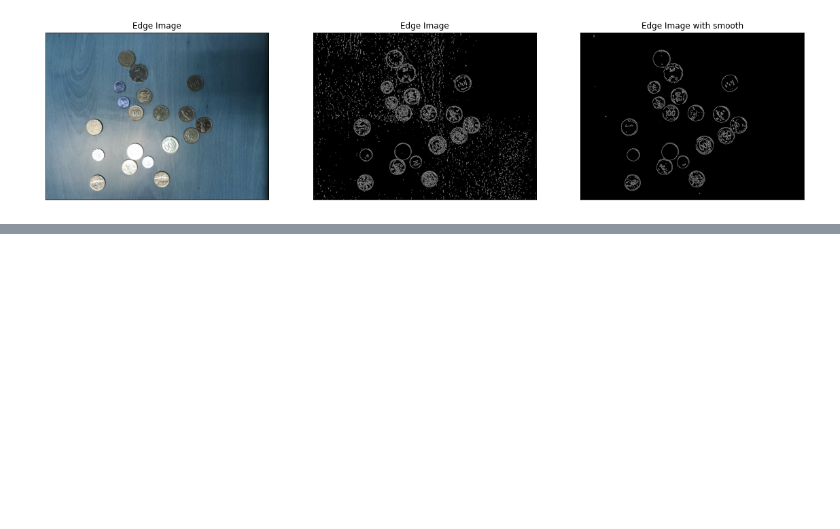
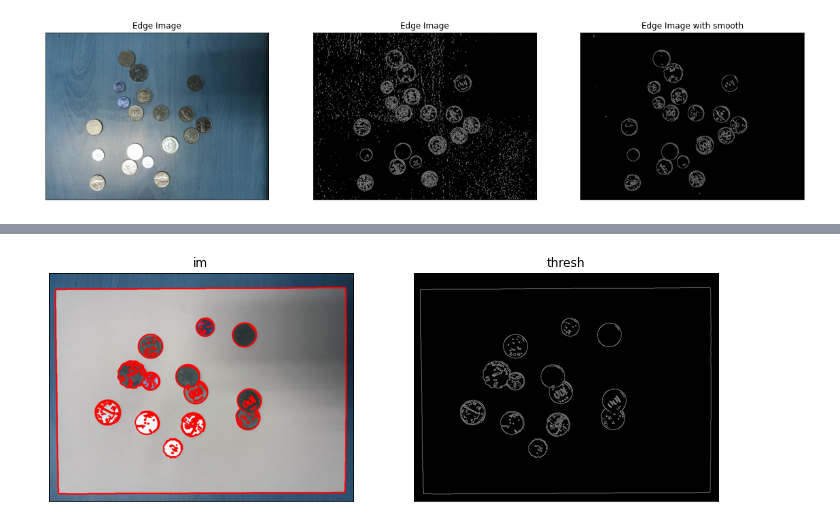
Before and after one commit to QinZiJie96/Digital-Image-Processing-2021---OpenCV-Python, a Jupyter notebook: Homework5/Canny edge detection.ipynb, the cells around one changed output, grey strips where cells are left out. Drawn from its saved outputs; the diff is of its cells as text; code cells hidden in the pictures; blank space fills up the shorter version.

```diff
--- a/Homework5/Canny edge detection.ipynb
+++ b/Homework5/Canny edge detection.ipynb
@@ -70,0 +88,17 @@ plt.show()
+# %%
+im = cv2.imread('sIMG_8255.JPG')
+imgray = cv2.cvtColor(im,cv2.COLOR_BGR2GRAY)
+blur = cv2.GaussianBlur(im,(5,5),0)
+edges2 = cv2.Canny(blur,100,120)
+ret,thresh = cv2.threshold(edges2,0,255,cv2.THRESH_BINARY+cv2.THRESH_OTSU)
+contours, hierarchy = cv2.findContours(thresh,cv2.RETR_TREE,cv2.CHAIN_APPROX_SIMPLE)
+im = cv2.drawContours(im, contours, -1, (255,0,0), 3)
+# %%
+plt.figure(figsize=(12,9))
+plt.subplot(121),plt.imshow(im,cmap = 'gray')
+plt.title('im'), plt.xticks([]), plt.yticks([])
+plt.subplot(122),plt.imshow(thresh,cmap = 'gray')
+plt.title('thresh'), plt.xticks([]), plt.yticks([])
+plt.show()
+# %% [output]
+[figure, added]
```
Also changed, not shown: parts of 6 cells of this notebook.
